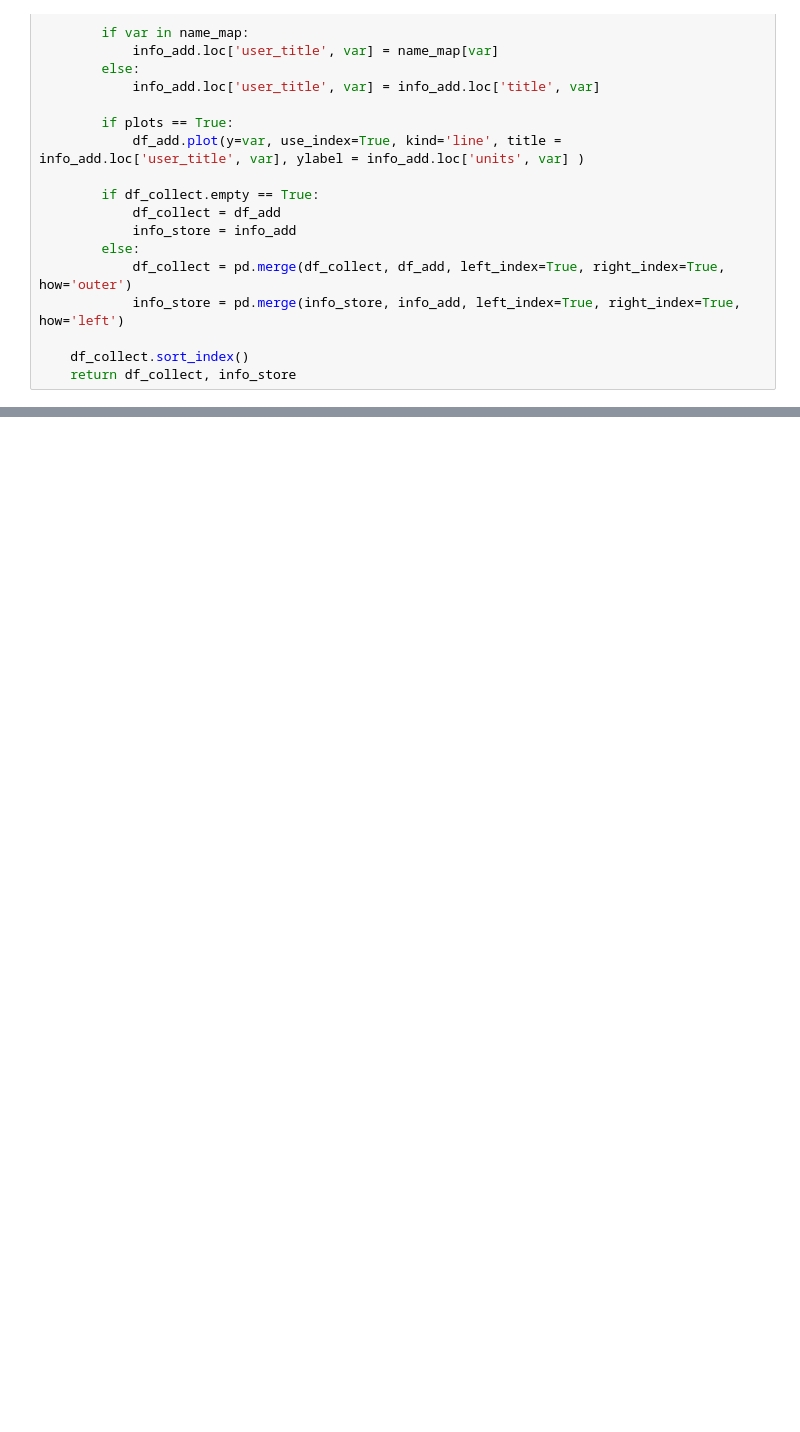
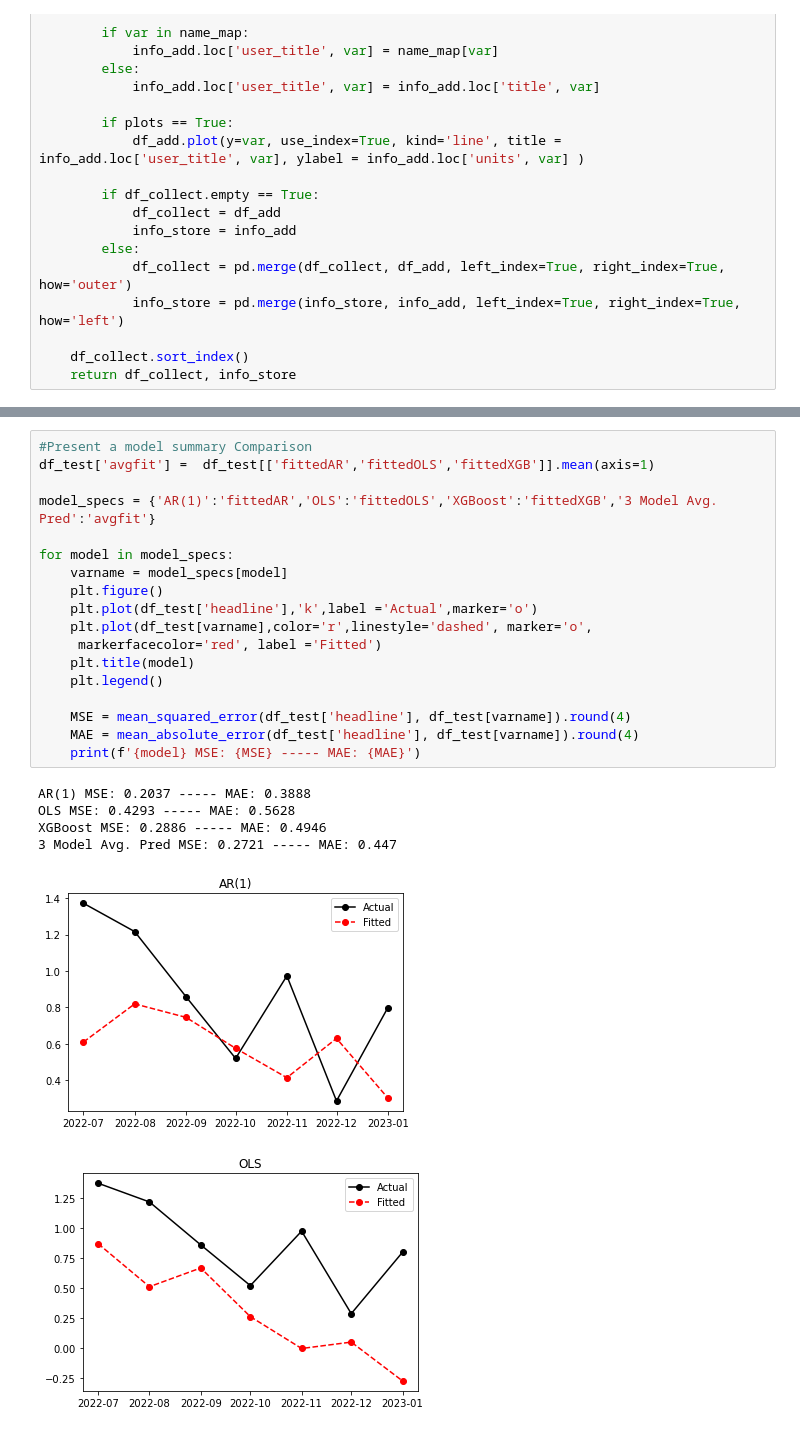
Before and after one commit to willcrossb/Latam_CPI_nowcast, a Jupyter notebook: Chile_headline_nowcast.ipynb, the cells around one changed output, grey strips where cells are left out. Drawn from its saved outputs; the diff is of its cells as text; blank space fills up the shorter version.

```diff
--- a/Chile_headline_nowcast.ipynb
+++ b/Chile_headline_nowcast.ipynb
@@ -288,0 +262,25 @@ X_test, y_test = create_features(df_test, target,glob_list,lag_length)
+# %%
+#Present a model summary Comparison
+df_test['avgfit'] =  df_test[['fittedAR','fittedOLS','fittedXGB']].mean(axis=1)
+
+model_specs = {'AR(1)':'fittedAR','OLS':'fittedOLS','XGBoost':'fittedXGB','3 Model Avg. Pred':'avgfit'}
+
+for model in model_specs:
+    varname = model_specs[model]
+    plt.figure()
+    plt.plot(df_test['headline'],'k',label ='Actual',marker='o')
+    plt.plot(df_test[varname],color='r',linestyle='dashed', marker='o',
+     markerfacecolor='red', label ='Fitted')
+    plt.title(model)
+    plt.legend()
+
+    MSE = mean_squared_error(df_test['headline'], df_test[varname]).round(4)
+    MAE = mean_absolute_error(df_test['headline'], df_test[varname]).round(4)
+    print(f'{model} MSE: {MSE} ----- MAE: {MAE}')
+# %% [output]
+AR(1) MSE: 0.2037 ----- MAE: 0.3888
+OLS MSE: 0.4293 ----- MAE: 0.5628
+XGBoost MSE: 0.2886 ----- MAE: 0.4946
+3 Model Avg. Pred MSE: 0.2721 ----- MAE: 0.447
+[figure, added]
+[figure, added]
```
Also changed, not shown: parts of 16 cells of this notebook.
